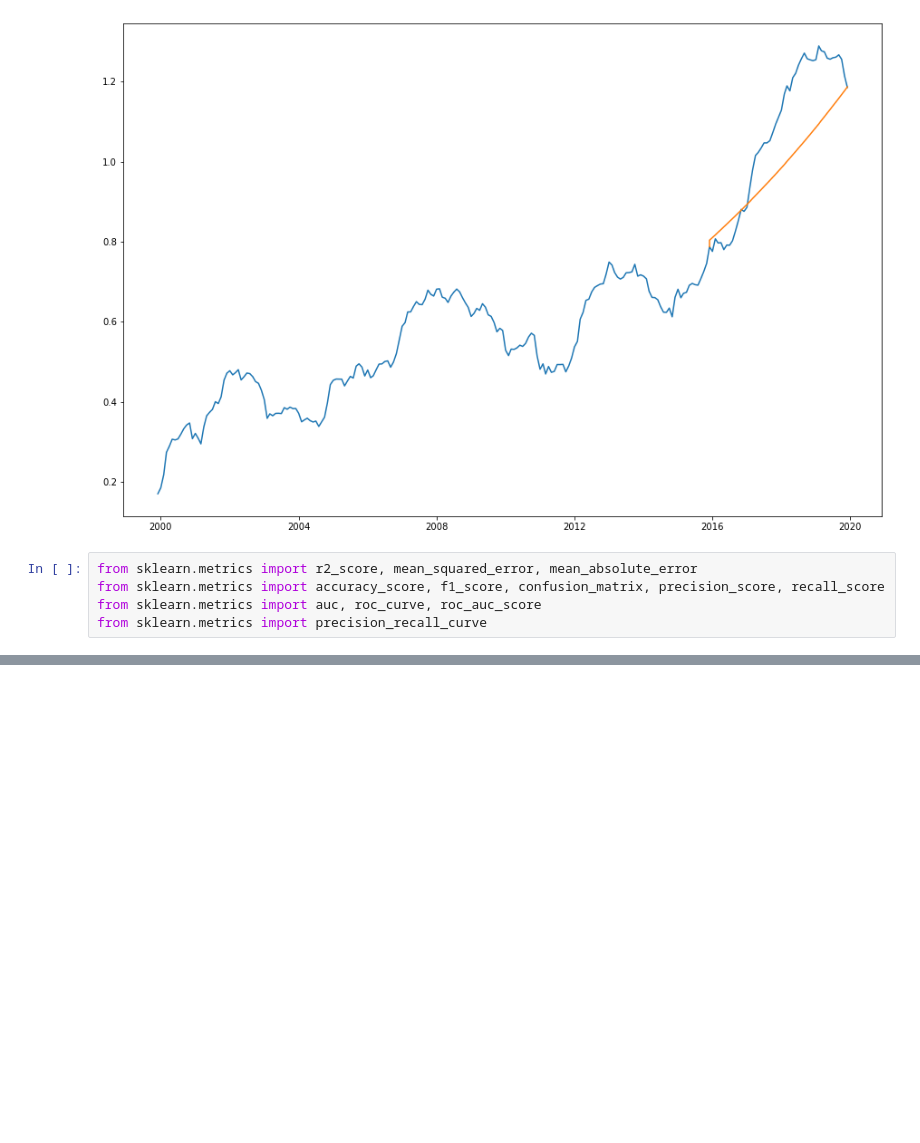
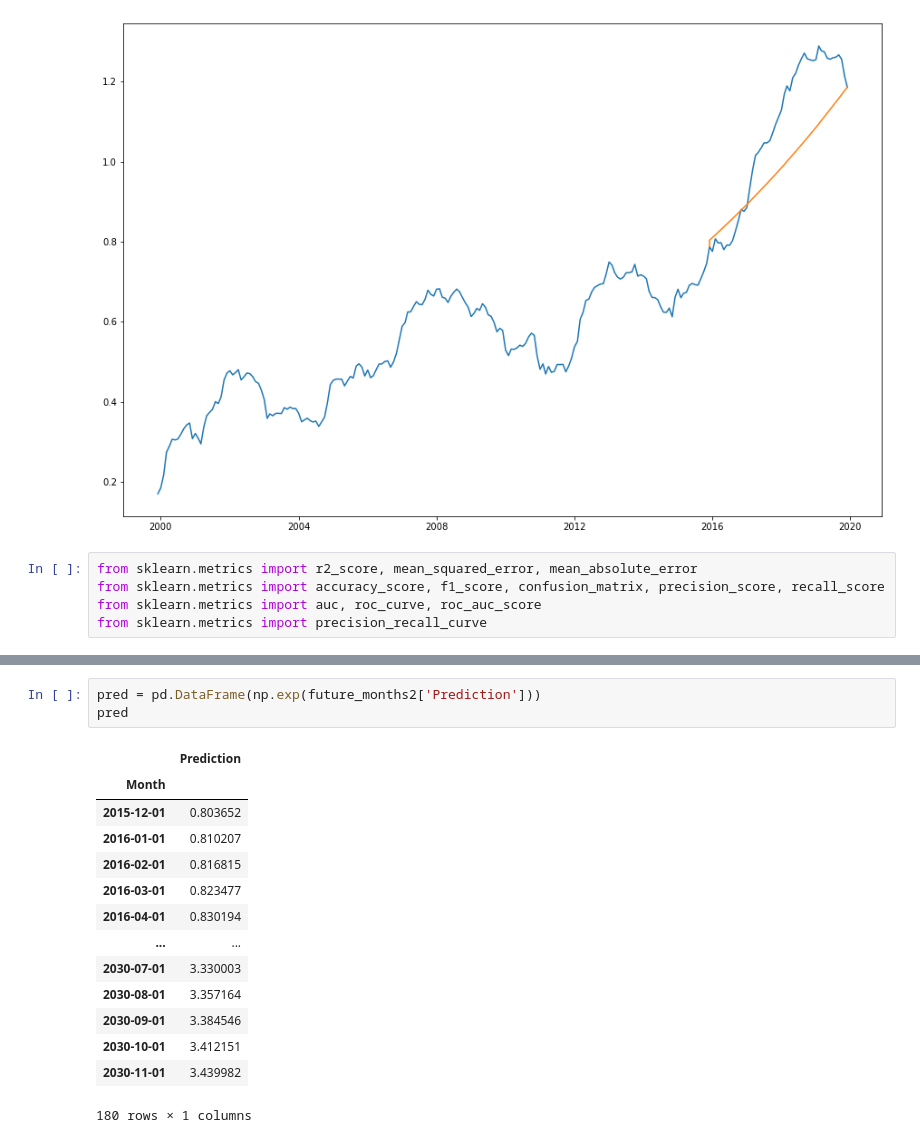
Before and after one commit to Zaxela/Springboard, a Jupyter notebook: Capstone_3/cap_3_modelling.ipynb, the cells around one changed output, grey strips where cells are left out. Cells and saved outputs as stored; diff of their text form; blank space fills up the shorter version.

```diff
--- a/Capstone_3/cap_3_modelling.ipynb
+++ b/Capstone_3/cap_3_modelling.ipynb
@@ -400,0 +357,18 @@ plt.show()
+# %%
+pred = pd.DataFrame(np.exp(future_months2['Prediction']))
+pred
+# %% [output]
+|  | Prediction |
+| Month |  |
+| 2015-12-01 | 0.803652 |
+| 2016-01-01 | 0.810207 |
+| 2016-02-01 | 0.816815 |
+| 2016-03-01 | 0.823477 |
+| 2016-04-01 | 0.830194 |
+| ... | ... |
+| 2030-07-01 | 3.330003 |
+| 2030-08-01 | 3.357164 |
+| 2030-09-01 | 3.384546 |
+| 2030-10-01 | 3.412151 |
+| 2030-11-01 | 3.439982 |
+180 rows × 1 columns
```
Also changed, not shown: parts of 15 cells of this notebook.
